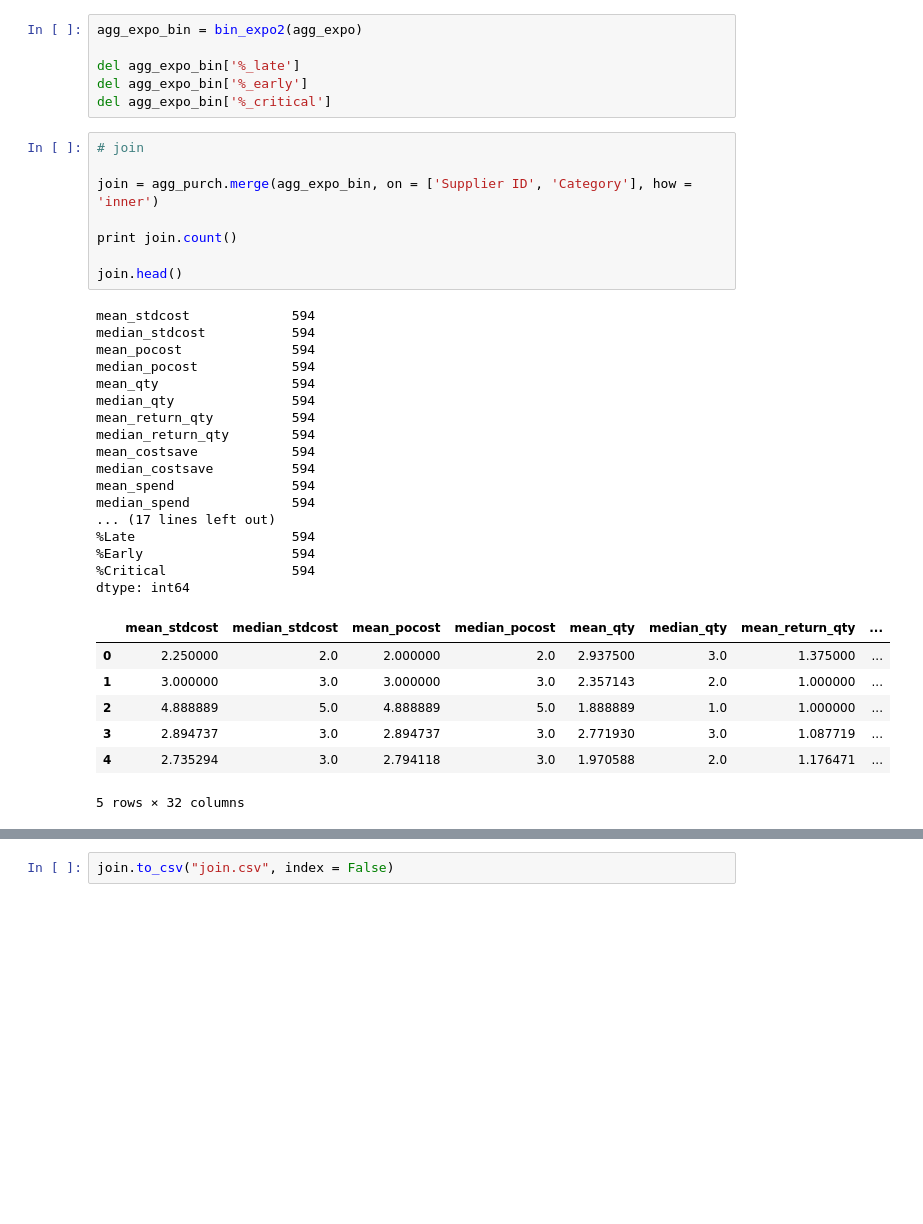
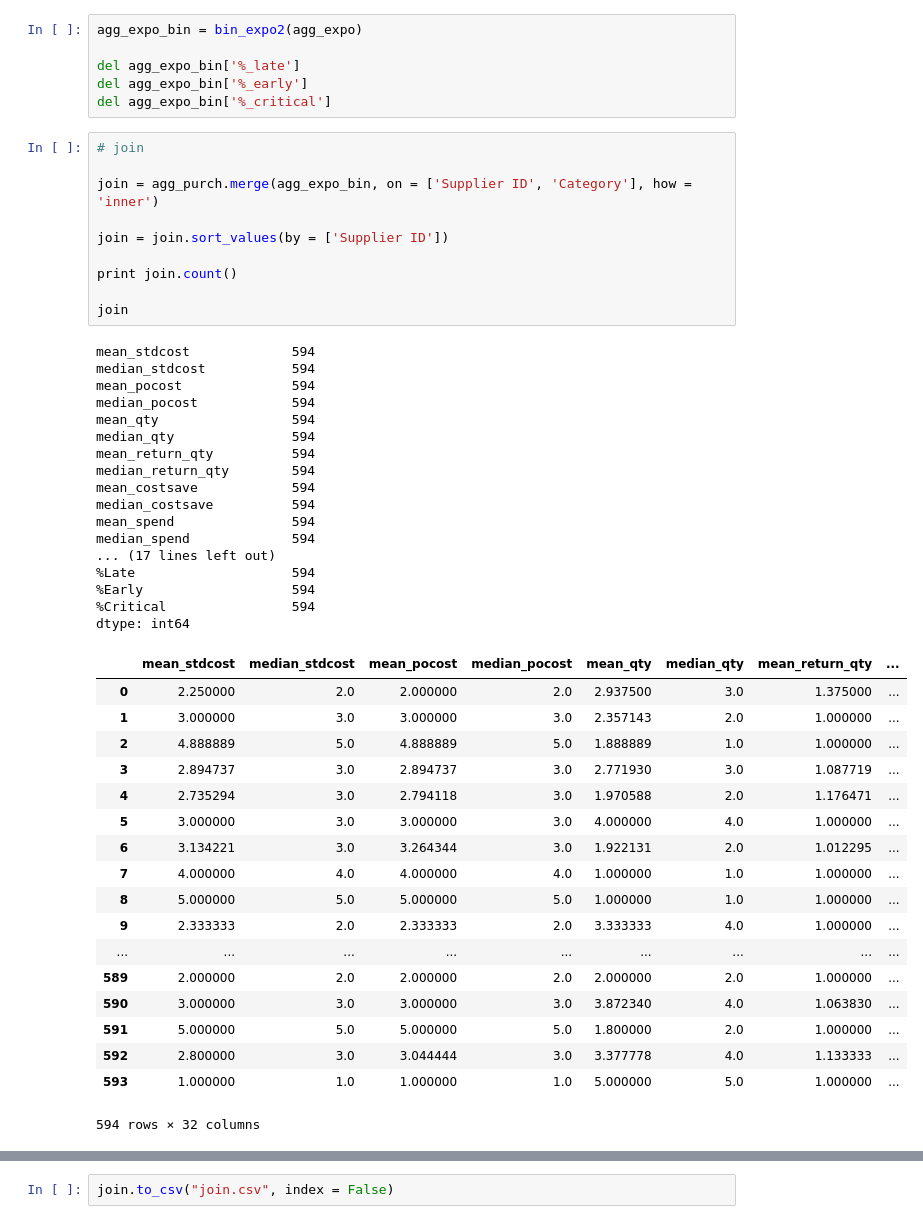
Before and after one commit to gnaven/Harris_Risk_Analysis, a Jupyter notebook: Harris Data/new_data/data_prep.ipynb, the cells around one changed output, grey strips where cells are left out. Drawn from its saved outputs; the diff is of its cells as text; blank space fills up the shorter version.

```diff
--- a/Harris Data/new_data/data_prep.ipynb
+++ b/Harris Data/new_data/data_prep.ipynb
@@ -411,32 +418,45 @@ del agg_expo_bin['%_critical']
 # join
 
 join = agg_purch.merge(agg_expo_bin, on = ['Supplier ID', 'Category'], how = 'inner')
 
+join = join.sort_values(by = ['Supplier ID'])
+
 print join.count()
 
-join.head()
+join
 # %% [output]
 mean_stdcost             594
 median_stdcost           594
 mean_pocost              594
 median_pocost            594
 mean_qty                 594
 median_qty               594
 mean_return_qty          594
 median_return_qty        594
 mean_costsave            594
 median_costsave          594
 mean_spend               594
 median_spend             594
 ... (17 lines left out)
 %Late                    594
 %Early                   594
 %Critical                594
 dtype: int64
 |  | mean_stdcost | median_stdcost | mean_pocost | median_pocost | mean_qty | median_qty | mean_return_qty | ... |
 | 0 | 2.250000 | 2.0 | 2.000000 | 2.0 | 2.937500 | 3.0 | 1.375000 | ... |
 | 1 | 3.000000 | 3.0 | 3.000000 | 3.0 | 2.357143 | 2.0 | 1.000000 | ... |
 | 2 | 4.888889 | 5.0 | 4.888889 | 5.0 | 1.888889 | 1.0 | 1.000000 | ... |
 | 3 | 2.894737 | 3.0 | 2.894737 | 3.0 | 2.771930 | 3.0 | 1.087719 | ... |
 | 4 | 2.735294 | 3.0 | 2.794118 | 3.0 | 1.970588 | 2.0 | 1.176471 | ... |
+| 5 | 3.000000 | 3.0 | 3.000000 | 3.0 | 4.000000 | 4.0 | 1.000000 | ... |
+| 6 | 3.134221 | 3.0 | 3.264344 | 3.0 | 1.922131 | 2.0 | 1.012295 | ... |
+| 7 | 4.000000 | 4.0 | 4.000000 | 4.0 | 1.000000 | 1.0 | 1.000000 | ... |
+| 8 | 5.000000 | 5.0 | 5.000000 | 5.0 | 1.000000 | 1.0 | 1.000000 | ... |
+| 9 | 2.333333 | 2.0 | 2.333333 | 2.0 | 3.333333 | 4.0 | 1.000000 | ... |
+| ... | ... | ... | ... | ... | ... | ... | ... | ... |
+| 589 | 2.000000 | 2.0 | 2.000000 | 2.0 | 2.000000 | 2.0 | 1.000000 | ... |
+| 590 | 3.000000 | 3.0 | 3.000000 | 3.0 | 3.872340 | 4.0 | 1.063830 | ... |
+| 591 | 5.000000 | 5.0 | 5.000000 | 5.0 | 1.800000 | 2.0 | 1.000000 | ... |
+| 592 | 2.800000 | 3.0 | 3.044444 | 3.0 | 3.377778 | 4.0 | 1.133333 | ... |
+| 593 | 1.000000 | 1.0 | 1.000000 | 1.0 | 5.000000 | 5.0 | 1.000000 | ... |
-5 rows × 32 columns
+594 rows × 32 columns
```
Also changed, not shown: parts of 9 cells of this notebook, 2 other files.
